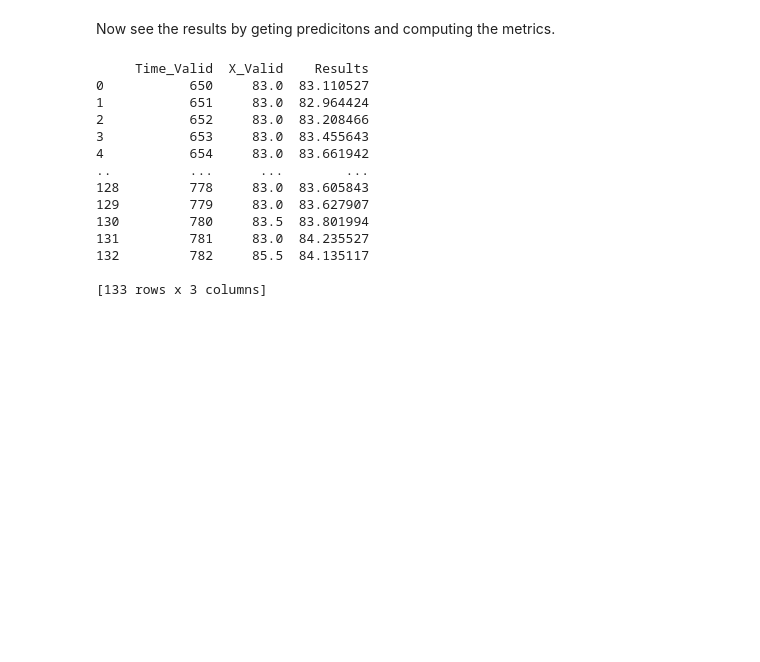
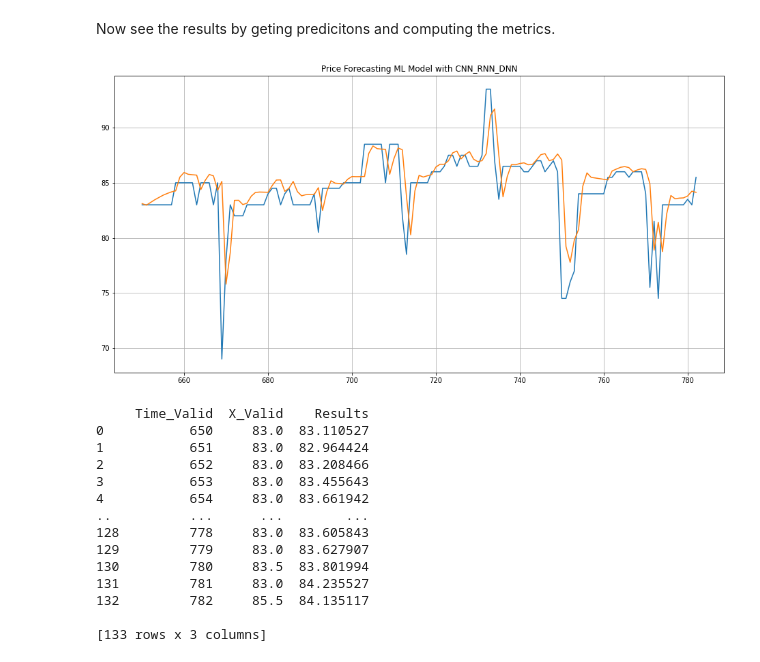
Before and after one commit to Bangkit-C22-PS353-Capstone-Project/Bangkit-C22-PS353-MachineLearning, a Jupyter notebook: Price_Forecasting_with_CNN_RNN_DNN_Beras_Kualitas_Bawah_II_(2_di_awal_koma)_(kg)_(Produsen_2019_2022).ipynb, the cells around one changed output. Cells and saved outputs as stored; diff of their text form; code cells hidden in the pictures; blank space fills up the shorter version.

```diff
--- a/Price_Forecasting_with_CNN_RNN_DNN_Beras_Kualitas_Bawah_II_(2_di_awal_koma)_(kg)_(Produsen_2019_2022).ipynb
+++ b/Price_Forecasting_with_CNN_RNN_DNN_Beras_Kualitas_Bawah_II_(2_di_awal_koma)_(kg)_(Produsen_2019_2022).ipynb
@@ -537,15 +537,17 @@ Now see the results by geting predicitons and computing the metrics.
 # %%
 # Reduce the original series
 forecast_series = series[split_time-window_size:-1]
 
 # Use helper function to generate predictions
 forecast = model_forecast(model, forecast_series, window_size, batch_size)
 
 # Drop single dimensional axis
 results = forecast.squeeze()
 
 # Plot the results
-# plot_series(time_valid, (x_valid, results))
+plot_series(time_valid, (x_valid, results))
+# %% [output]
+[figure, added]
 # %%
 df_valid = pd.DataFrame({'Time_Valid': time_valid,
                    'X_Valid': x_valid,
```
